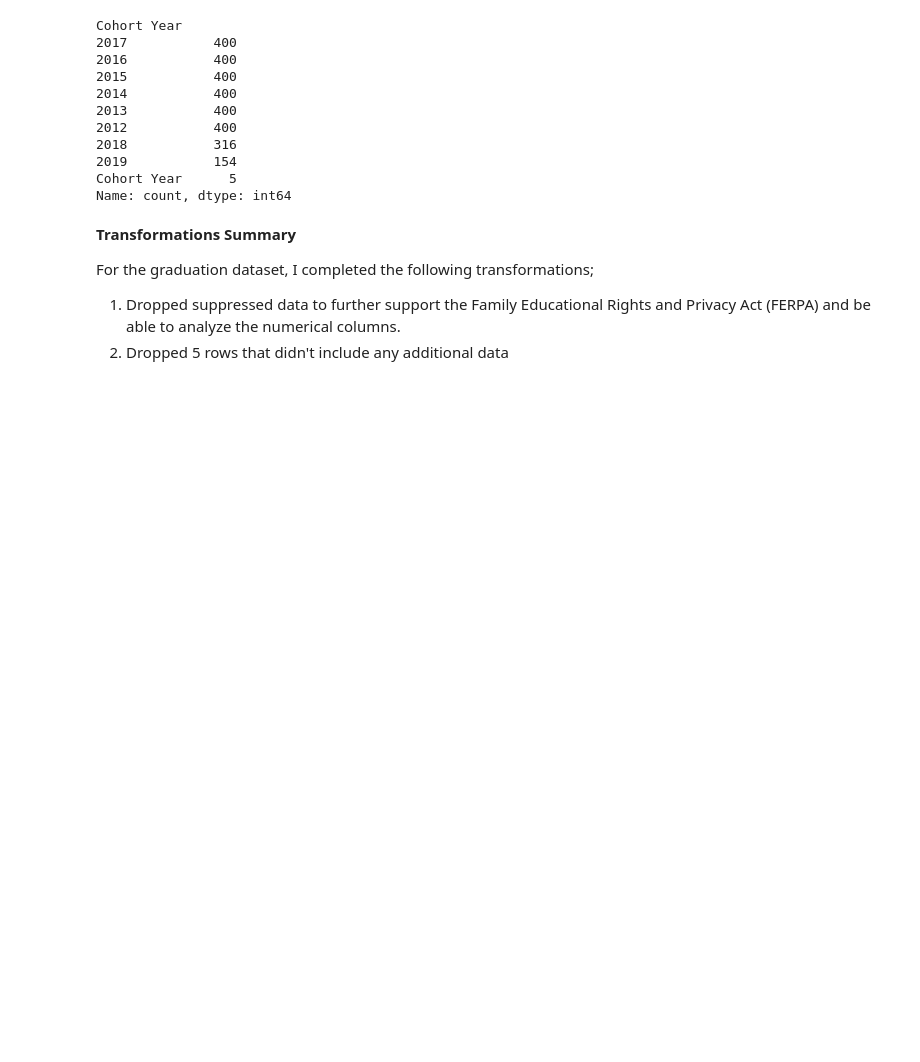
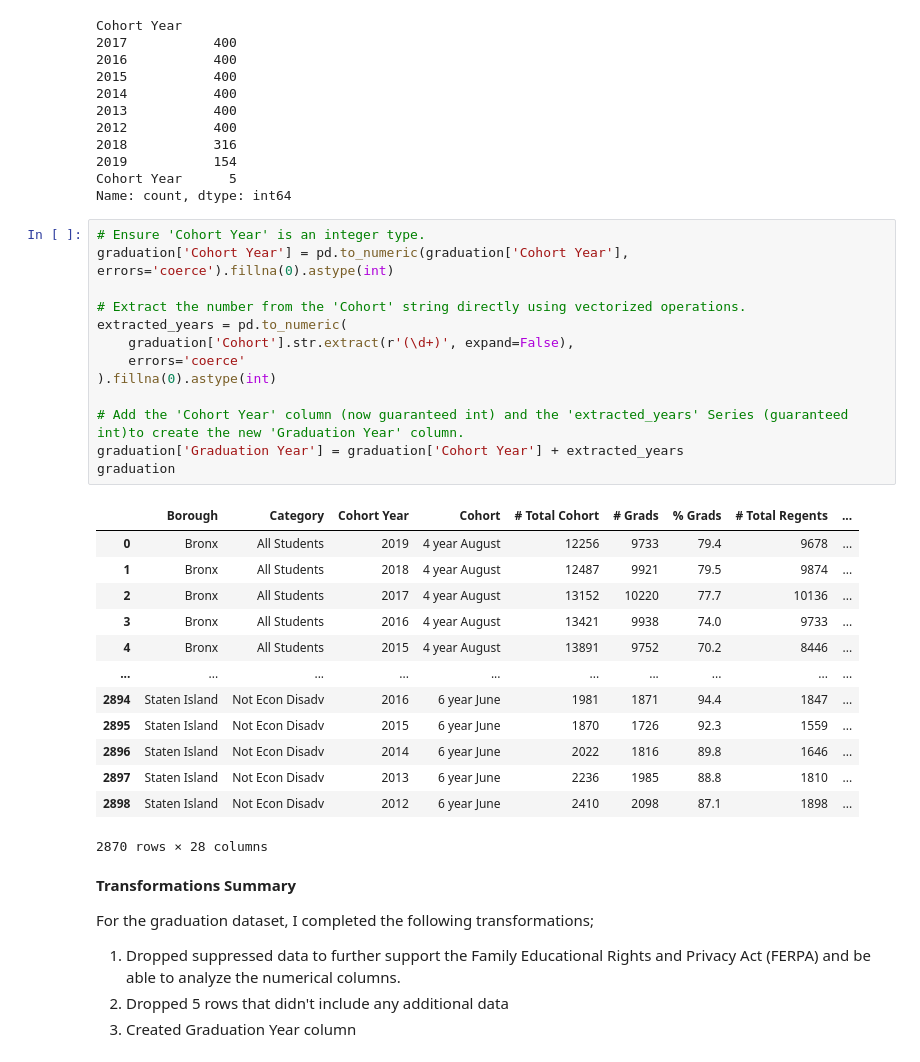
Before and after one commit to Mrfunderburker/Education-Capstone, a Jupyter notebook: code/graduation_eda.ipynb, the cells around one changed output. Saved outputs shown, nothing was run; the diff lists cells and outputs as text; blank space fills up the shorter version.

Commit message:
Created grad year column

```diff
--- a/code/graduation_eda.ipynb
+++ b/code/graduation_eda.ipynb
@@ -151,9 +151,37 @@ Cohort Year
 2019           154
 Cohort Year      5
 Name: count, dtype: int64
+# %%
+# Ensure 'Cohort Year' is an integer type.
+graduation['Cohort Year'] = pd.to_numeric(graduation['Cohort Year'], errors='coerce').fillna(0).astype(int)
+
+# Extract the number from the 'Cohort' string directly using vectorized operations.
+extracted_years = pd.to_numeric(
+    graduation['Cohort'].str.extract(r'(\d+)', expand=False),
+    errors='coerce'
+).fillna(0).astype(int)
+
+# Add the 'Cohort Year' column (now guaranteed int) and the 'extracted_years' Series (guaranteed int)to create the new 'Graduation Year' column.
+graduation['Graduation Year'] = graduation['Cohort Year'] + extracted_years
+graduation
+# %% [output]
+|  | Borough | Category | Cohort Year | Cohort | # Total Cohort | # Grads | % Grads | # Total Regents | ... |
+| 0 | Bronx | All Students | 2019 | 4 year August | 12256 | 9733 | 79.4 | 9678 | ... |
+| 1 | Bronx | All Students | 2018 | 4 year August | 12487 | 9921 | 79.5 | 9874 | ... |
+| 2 | Bronx | All Students | 2017 | 4 year August | 13152 | 10220 | 77.7 | 10136 | ... |
+| 3 | Bronx | All Students | 2016 | 4 year August | 13421 | 9938 | 74.0 | 9733 | ... |
+| 4 | Bronx | All Students | 2015 | 4 year August | 13891 | 9752 | 70.2 | 8446 | ... |
+| ... | ... | ... | ... | ... | ... | ... | ... | ... | ... |
+| 2894 | Staten Island | Not Econ Disadv | 2016 | 6 year June | 1981 | 1871 | 94.4 | 1847 | ... |
+| 2895 | Staten Island | Not Econ Disadv | 2015 | 6 year June | 1870 | 1726 | 92.3 | 1559 | ... |
+| 2896 | Staten Island | Not Econ Disadv | 2014 | 6 year June | 2022 | 1816 | 89.8 | 1646 | ... |
+| 2897 | Staten Island | Not Econ Disadv | 2013 | 6 year June | 2236 | 1985 | 88.8 | 1810 | ... |
+| 2898 | Staten Island | Not Econ Disadv | 2012 | 6 year June | 2410 | 2098 | 87.1 | 1898 | ... |
+2870 rows × 28 columns
 # %% [markdown]
 **Transformations Summary**
 
 For the graduation dataset, I completed the following transformations;
 1. Dropped suppressed data to further support the Family Educational Rights and Privacy Act (FERPA) and be able to analyze the numerical columns.
 2. Dropped 5 rows that didn't include any additional data
+3. Created Graduation Year column
```
